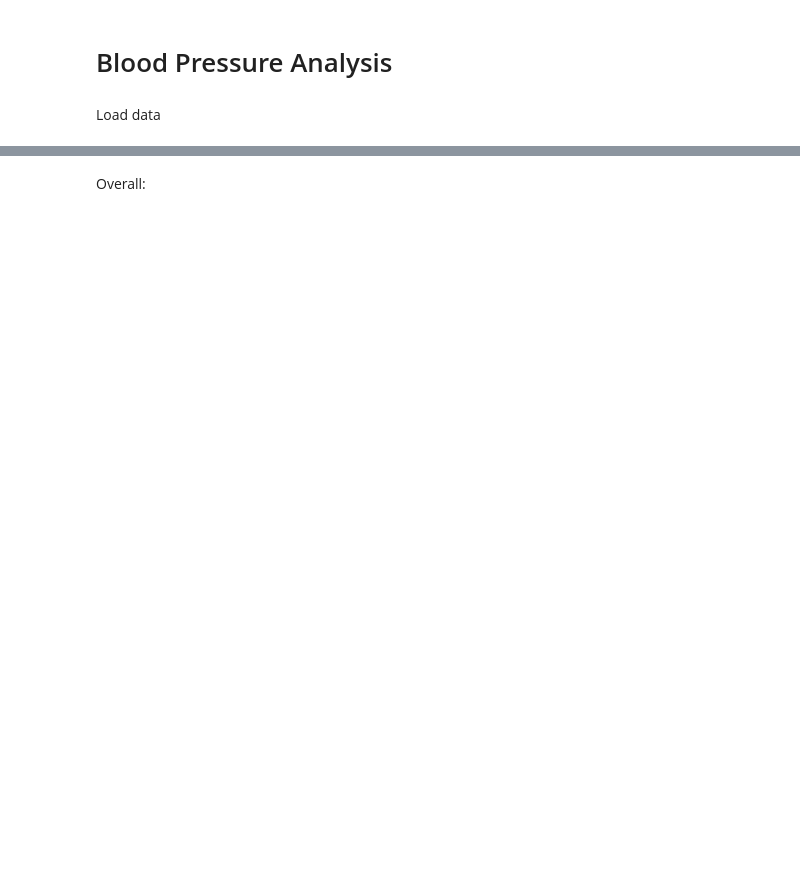
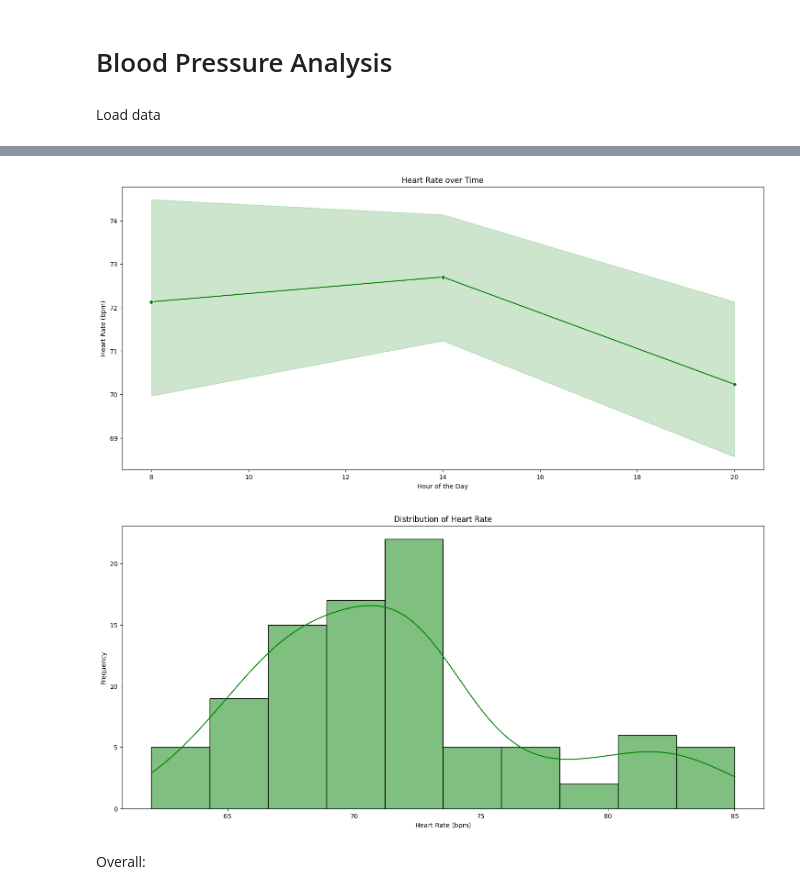
Before and after one commit to polymons/Deep-Learning-Experiments, a Jupyter notebook: bloodpressure.ipynb, the cells around one changed output, grey strips where cells are left out. Drawn from its saved outputs; the diff is of its cells as text; code cells hidden in the pictures; blank space fills up the shorter version.

```diff
--- a/bloodpressure.ipynb
+++ b/bloodpressure.ipynb
@@ -46,3 +71,23 @@ plt.show()
+# %%
+#Line plot for heart rate over time at different times of the day
+df['hour'] = df['Timestamp'].dt.hour
+plt.figure(figsize=(18, 8))
+sns.lineplot(x='hour', y='bpm', data=df, marker='o', color='green')
+plt.xlabel('Hour of the Day')
+plt.ylabel('Heart Rate (bpm)')
+plt.title('Heart Rate over Time')
+plt.show()
+
+#showing the distribution of the heart rate
+plt.figure(figsize=(18, 8))
+sns.histplot(df['bpm'], kde=True, color='green')
+plt.xlabel('Heart Rate (bpm)')
+plt.ylabel('Frequency')
+plt.title('Distribution of Heart Rate')
+plt.show()
+# %% [output]
+[figure, added]
+[figure, added]
 # %% [markdown]
 Overall:
 # %%
```
Also changed, not shown: parts of 11 cells of this notebook.
